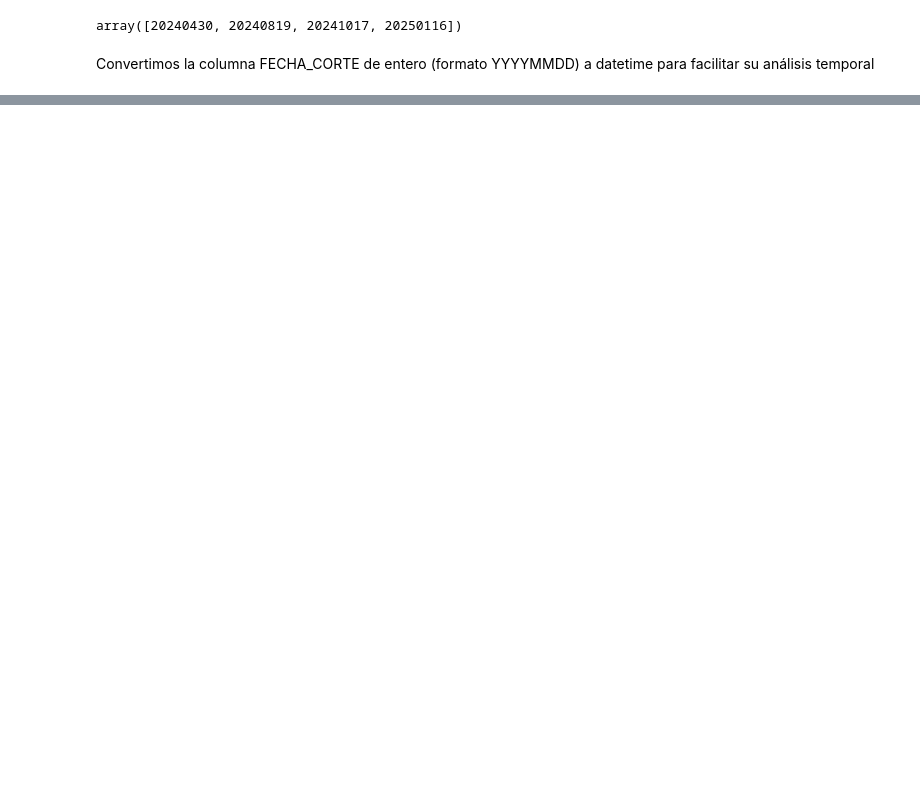
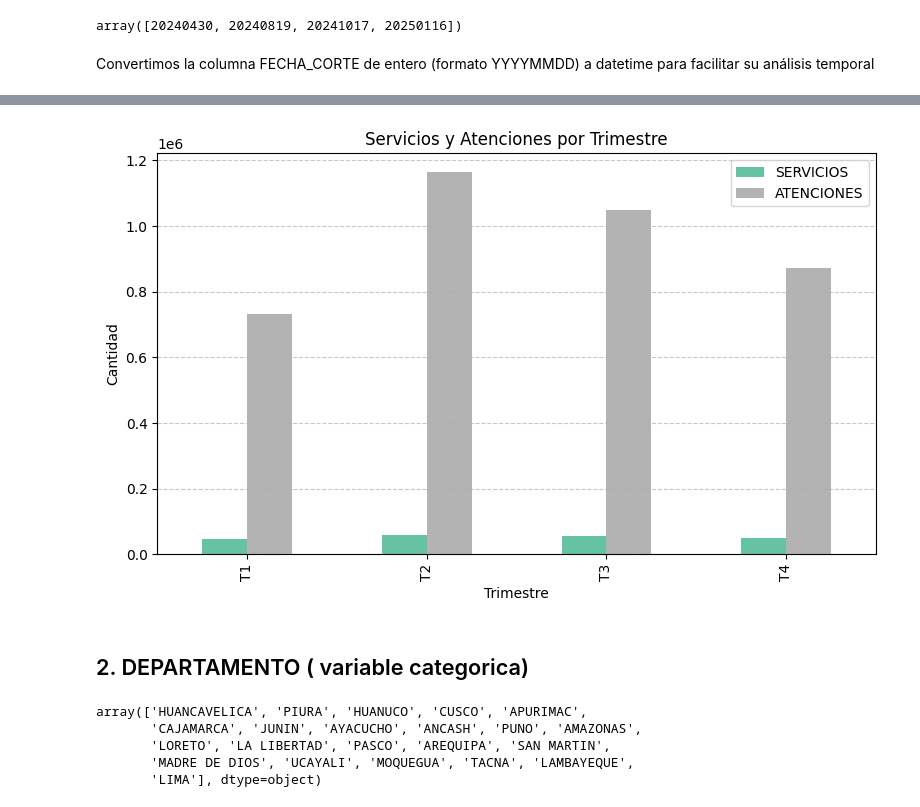
Before and after one commit to LeydiChavez/dataton-tambos, a Jupyter notebook: notebooks/EDA_dataset.ipynb, the cells around one changed output, grey strips where cells are left out. Drawn from its saved outputs; the diff is of its cells as text; code cells hidden in the pictures; blank space fills up the shorter version.

```diff
--- a/notebooks/EDA_dataset.ipynb
+++ b/notebooks/EDA_dataset.ipynb
@@ -93,3 +93,7 @@ df["FECHA_CORTE"].unique()
 array([20240430, 20240819, 20241017, 20250116])
 # %% [markdown]
 Convertimos la columna FECHA_CORTE de entero (formato YYYYMMDD) a datetime para facilitar su análisis temporal
+# %%
+#Convertimos FECHA_CORTE a datetime
+# coerse: reemplaza por NaT en lugar de lazar un error
+df["FECHA_CORTE"] = pd.to_datetime(df["FECHA_CORTE"], format="%Y%m%d", errors="coerce")
@@ -95,0 +110,8 @@ Convertimos la columna FECHA_CORTE de entero (formato YYYYMMDD) a datetime para
+# %%
+# Creamos una nueva columna con etiquetas por trimestre para facilitar la agrupación y al momento leer las graficas
+df["TRIMESTRE_CORTE"] = df["FECHA_CORTE"].map({
+    pd.Timestamp("2024-04-30"): "T1",
+    pd.Timestamp("2024-08-19"): "T2",
+    pd.Timestamp("2024-10-17"): "T3",
+    pd.Timestamp("2025-01-16"): "T4"
+})
@@ -95,0 +148,33 @@ Convertimos la columna FECHA_CORTE de entero (formato YYYYMMDD) a datetime para
+# %%
+agrupado = df.groupby("TRIMESTRE_CORTE")[["SERVICIOS", "ATENCIONES"]].sum()
+
+# Creamos la figura y los ejes con .plot()
+ax = agrupado.plot(kind="bar", figsize=(8, 5), colormap="Set2")
+
+# Añadimos texto encima de las barras
+#for i in range(len(agrupado)):
+#    ax.text(i - 0.2, agrupado["SERVICIOS"][i] + 20000, f'{agrupado["SERVICIOS"][i]:,}', color='black', fontsize=9)
+#    ax.text(i + 0.05, agrupado["ATENCIONES"][i] + 20000, f'{agrupado["ATENCIONES"][i]:,}', color='black', fontsize=9)
+
+# Ajustes del gráfico
+plt.title("Servicios y Atenciones por Trimestre")
+plt.xlabel("Trimestre")
+plt.ylabel("Cantidad")
+#plt.xticks(rotation=90) #al tener los nombres grandes ayuda a su visualizacion
+#plt.yscale('log') #utilizaremos una escala logaritmica para tener una mejor visualizacion
+plt.grid(axis='y', linestyle='--', alpha=0.7)
+plt.tight_layout()
+plt.show()
+# %% [output]
+[figure, added]
+# %% [markdown]
+## 2. DEPARTAMENTO ( variable categorica)
+# %%
+#Observamos las variables
+df["DEPARTAMENTO"].unique()
+# %% [output]
+array(['HUANCAVELICA', 'PIURA', 'HUANUCO', 'CUSCO', 'APURIMAC',
+       'CAJAMARCA', 'JUNIN', 'AYACUCHO', 'ANCASH', 'PUNO', 'AMAZONAS',
+       'LORETO', 'LA LIBERTAD', 'PASCO', 'AREQUIPA', 'SAN MARTIN',
+       'MADRE DE DIOS', 'UCAYALI', 'MOQUEGUA', 'TACNA', 'LAMBAYEQUE',
+       'LIMA'], dtype=object)
```
Also changed, not shown: parts of 16 cells of this notebook.
